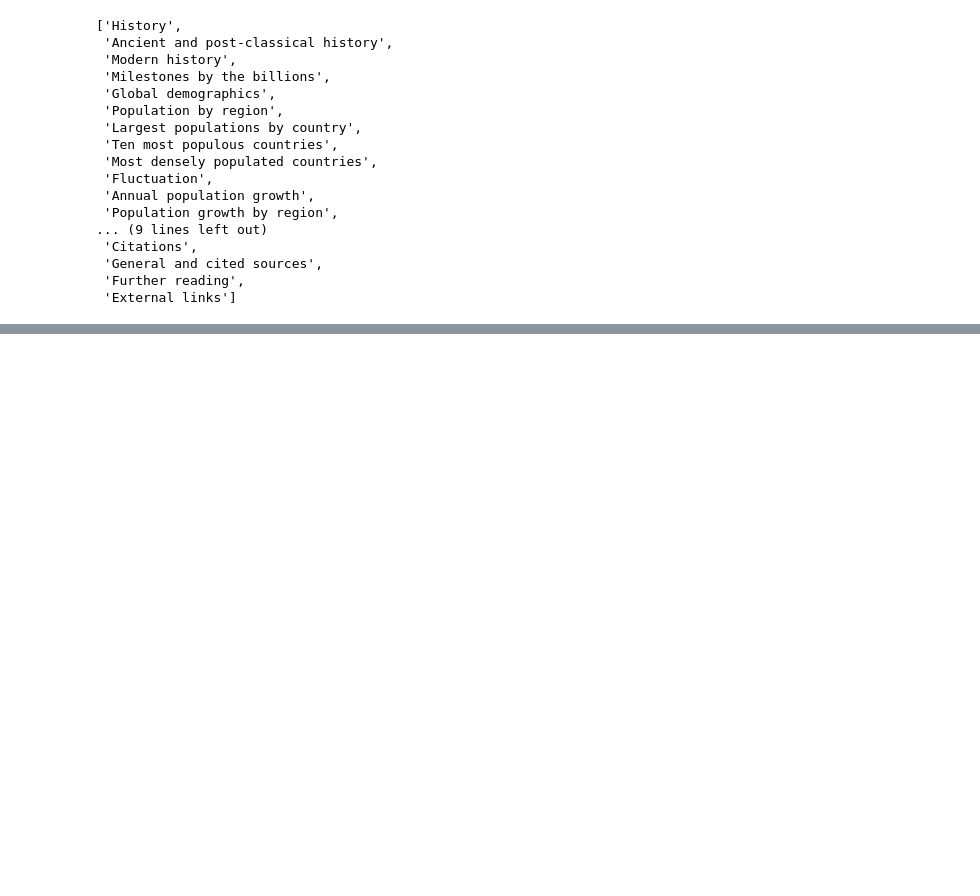
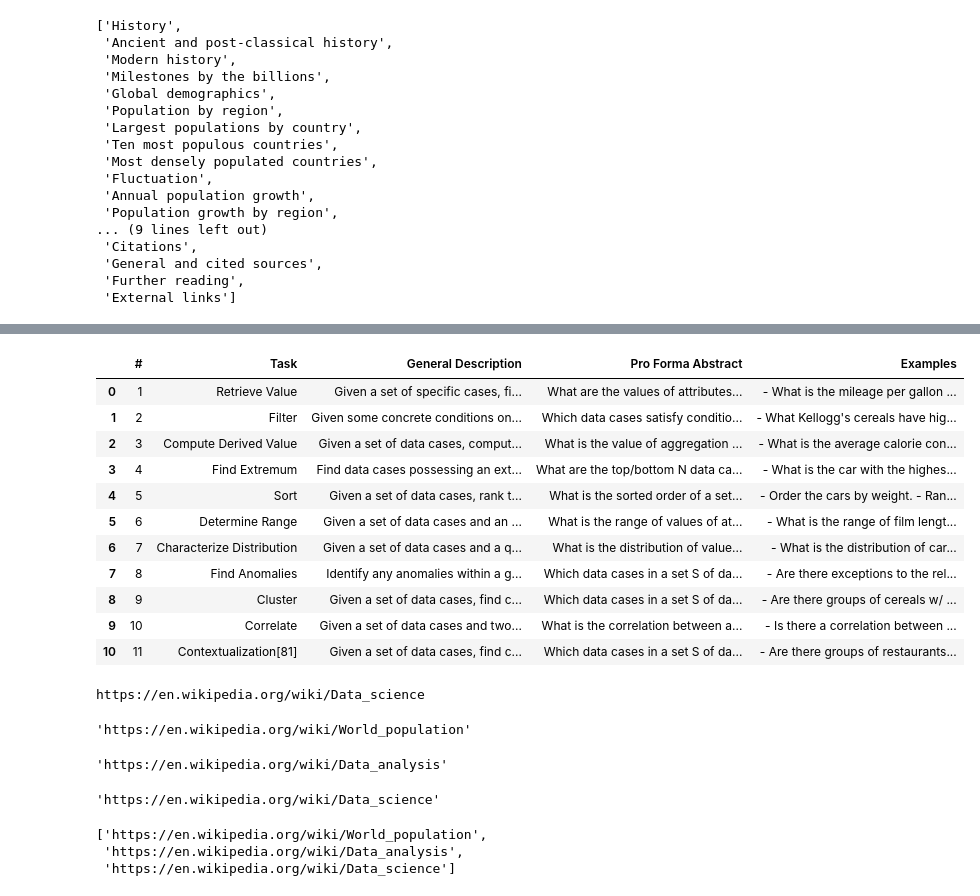
Before and after one commit to saurav13798/repository, a Jupyter notebook: 9 Webscraping Project/webscraping.ipynb, the cells around one changed output, grey strips where cells are left out. Cells and saved outputs as stored; diff of their text form; code cells hidden in the pictures; blank space fills up the shorter version.

```diff
--- a/9 Webscraping Project/webscraping.ipynb
+++ b/9 Webscraping Project/webscraping.ipynb
@@ -149,0 +667,3 @@ heading_text
+# %%
+url2 = "https://en.wikipedia.org/wiki/Data_analysis"
+print(url2)
@@ -149,0 +672,3 @@ heading_text
+# %%
+s2 = WikiScraper(url = url2)
+s2
@@ -149,0 +713,40 @@ heading_text
+# %%
+tables2 = s2.get_tables()[0]
+tables2
+# %% [output]
+|  | # | Task | General Description | Pro Forma Abstract | Examples |
+| 0 | 1 | Retrieve Value | Given a set of specific cases, fi... | What are the values of attributes... | - What is the mileage per gallon ... |
+| 1 | 2 | Filter | Given some concrete conditions on... | Which data cases satisfy conditio... | - What Kellogg's cereals have hig... |
+| 2 | 3 | Compute Derived Value | Given a set of data cases, comput... | What is the value of aggregation ... | - What is the average calorie con... |
+| 3 | 4 | Find Extremum | Find data cases possessing an ext... | What are the top/bottom N data ca... | - What is the car with the highes... |
+| 4 | 5 | Sort | Given a set of data cases, rank t... | What is the sorted order of a set... | - Order the cars by weight. - Ran... |
+| 5 | 6 | Determine Range | Given a set of data cases and an ... | What is the range of values of at... | - What is the range of film lengt... |
+| 6 | 7 | Characterize Distribution | Given a set of data cases and a q... | What is the distribution of value... | - What is the distribution of car... |
+| 7 | 8 | Find Anomalies | Identify any anomalies within a g... | Which data cases in a set S of da... | - Are there exceptions to the rel... |
+| 8 | 9 | Cluster | Given a set of data cases, find c... | Which data cases in a set S of da... | - Are there groups of cereals w/ ... |
+| 9 | 10 | Correlate | Given a set of data cases and two... | What is the correlation between a... | - Is there a correlation between ... |
+| 10 | 11 | Contextualization[81] | Given a set of data cases, find c... | Which data cases in a set S of da... | - Are there groups of restaurants... |
+# %%
+url3 = "https://en.wikipedia.org/wiki/Data_science"
+print(url3)
+# %% [output]
+https://en.wikipedia.org/wiki/Data_science
+# %%
+url1
+# %% [output]
+'https://en.wikipedia.org/wiki/World_population'
+# %%
+url2
+# %% [output]
+'https://en.wikipedia.org/wiki/Data_analysis'
+# %%
+url3
+# %% [output]
+'https://en.wikipedia.org/wiki/Data_science'
+# %%
+urls = [url1, url2, url3]
+urls
+# %% [output]
+['https://en.wikipedia.org/wiki/World_population',
+ 'https://en.wikipedia.org/wiki/Data_analysis',
+ 'https://en.wikipedia.org/wiki/Data_science']
```
Also changed, not shown: parts of 45 cells of this notebook.
